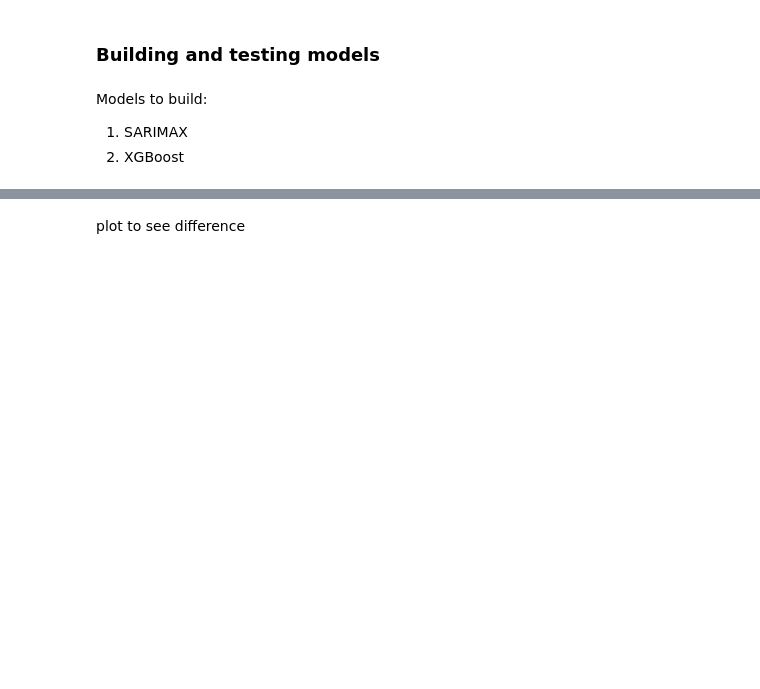
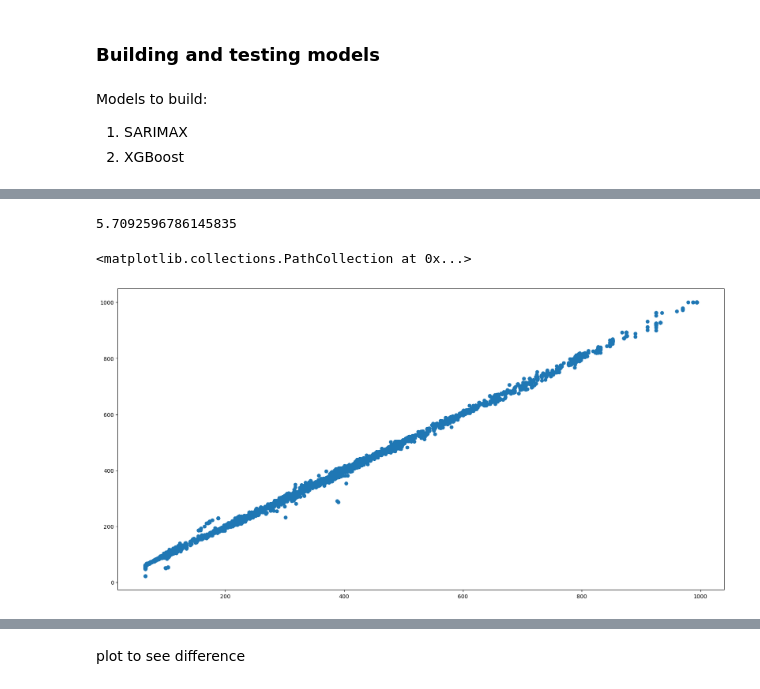
Before and after one commit to mahesa005/jakarta-aqi-prediction-model, a Jupyter notebook: aqi_forecast.ipynb, the cells around one changed output, grey strips where cells are left out. Saved outputs shown, nothing was run; the diff lists cells and outputs as text; code cells hidden in the pictures; blank space fills up the shorter version.

```diff
--- a/aqi_forecast.ipynb
+++ b/aqi_forecast.ipynb
@@ -589,14 +644,14 @@ from pmdarima import auto_arima
 # train_input, train_target, test_input, test_target = input[:train_size], target[:train_size], input[train_size:], target[train_size:]
 
 # Use last 6 months for training data to save memory
-recent_months = 6 * 30 * 24
-clean2_df_subset = clean2_df.tail(recent_months)
-train_size = len(clean2_df_subset) - 30 * 24
-input = clean2_df[['pm2_5_24hr', 'pm10_24hr']]
-target = clean2_df['us_aqi']
+recent_months = len(complete_df)
+complete_df_subset = complete_df.tail(recent_months)
+train_size = len(complete_df_subset) - 2000 * 24
+input = complete_df_subset.drop('us_aqi', axis=1)
+target = complete_df_subset['us_aqi']
 
 train_input, train_target = input[:train_size], target[:train_size]
 test_input, test_target = input[train_size:], target[train_size:]
 
-print(f"Reduced dataset size: {len(clean2_df_subset)} rows")
+print(f"Reduced dataset size: {len(complete_df_subset)} rows")
 # %% [output]
@@ -634,3 +691,27 @@ y_scaler.fit(y_train)
 # Transform the each target
 y_train_scaled = y_scaler.transform(y_train)
 y_test_scaled = y_scaler.transform(y_test)
+# %%
+# XGBoost model
+import xgboost as xgb
+print("Training XGBoost Model")
+reg = xgb.XGBRegressor(
+    n_estimators=50,        # Much fewer trees
+    learning_rate=0.1,      # Higher learning rate
+    max_depth=3,            # Limit tree depth
+    subsample=0.8,          # Use only 80% of data per tree
+    colsample_bytree=0.8,   # Use only 80% of features per tree
+    reg_alpha=0.1,          # L1 regularization
+    reg_lambda=0.1,         # L2 regularization
+    early_stopping_rounds=10,
+    random_state=42
+)
+
+# Train model
+reg.fit(
+    x_train_scaled,
+    y_train,
+    eval_set=[(x_test_scaled, y_test)],
+    verbose=100
+    )
+print("Finished Training Model")
@@ -636,0 +797,13 @@ y_test_scaled = y_scaler.transform(y_test)
+# %%
+# Predict
+from sklearn.metrics import mean_squared_error
+y_pred = reg.predict(x_test_scaled)
+rmse = np.sqrt(mean_squared_error(y_pred, y_test))
+print(rmse)
+# %% [output]
+5.7092596786145835
+# %%
+plt.scatter(y_pred, y_test)
+# %% [output]
+<matplotlib.collections.PathCollection at 0x...>
+[figure, added]
```
Also changed, not shown: parts of 25 cells of this notebook, 1 other file.
